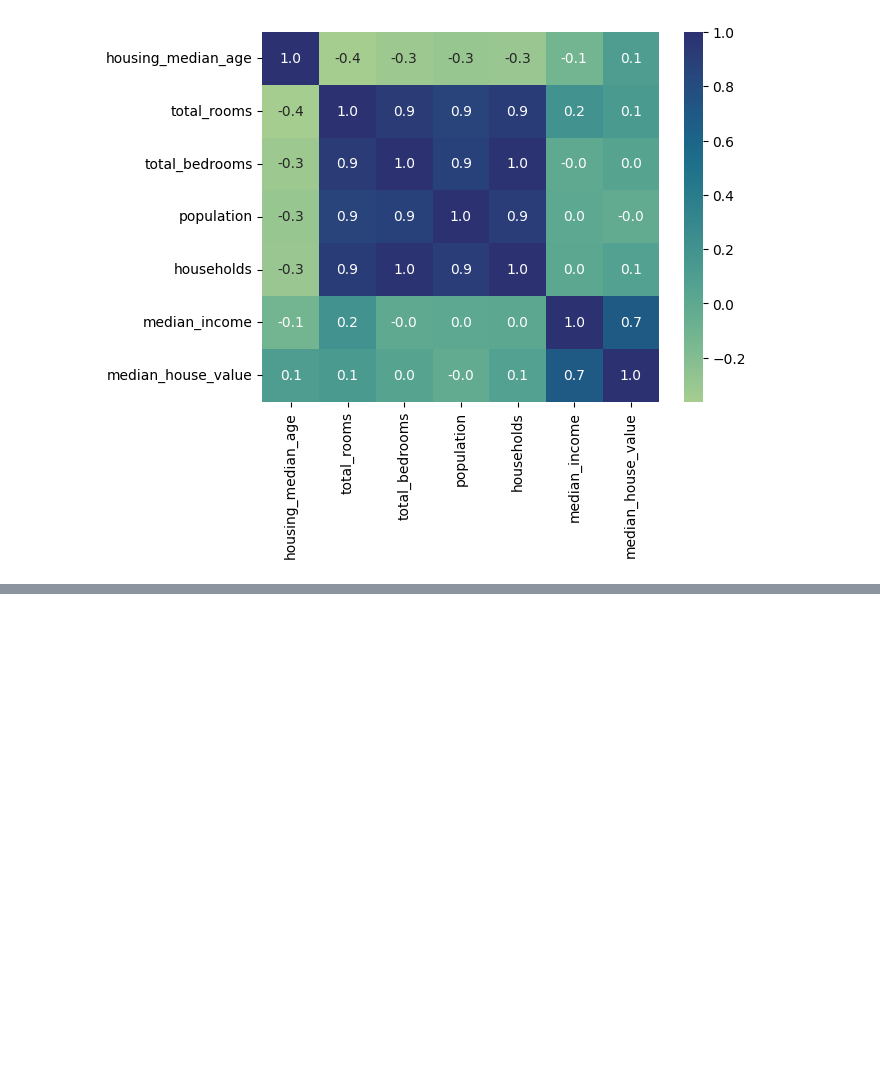
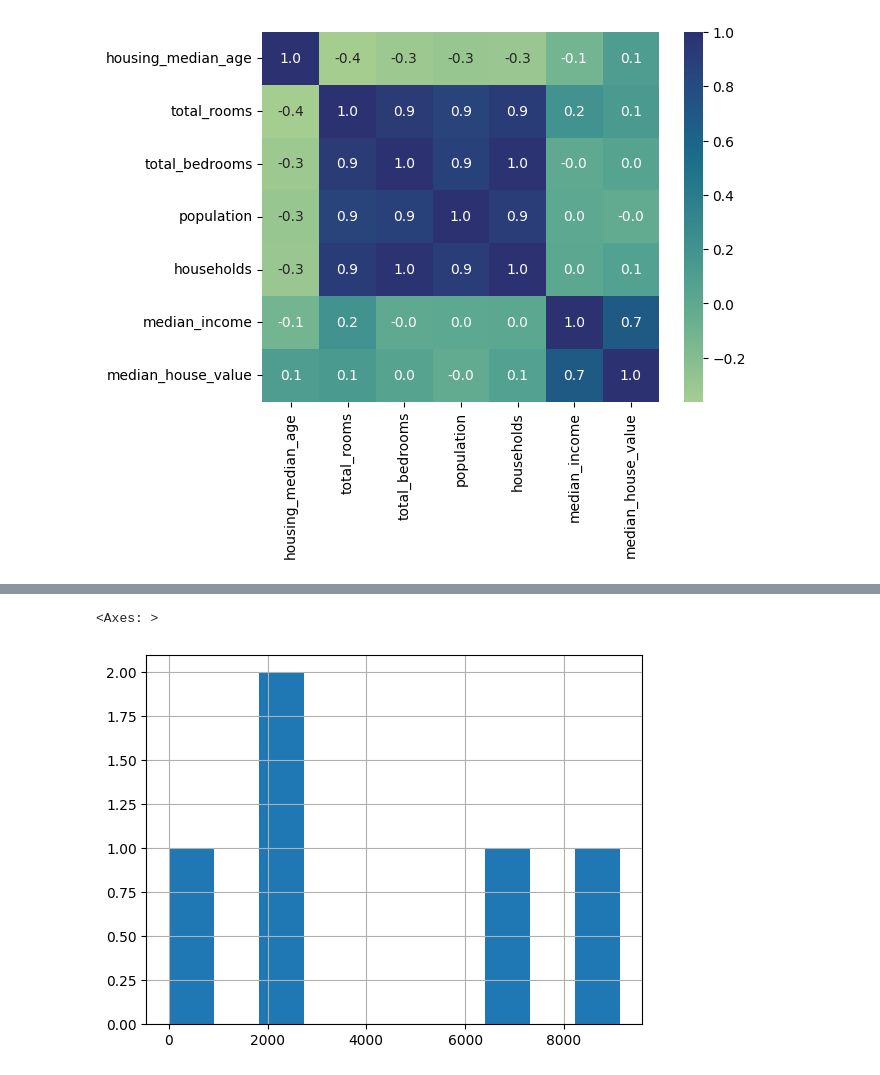
Before and after one commit to 88alexinho/california_house, a Jupyter notebook: california_h.ipynb, the cells around one changed output, grey strips where cells are left out. Saved outputs shown, nothing was run; the diff lists cells and outputs as text; code cells hidden in the pictures; blank space fills up the shorter version.

Commit message:
add  hist+unique

```diff
--- a/california_h.ipynb
+++ b/california_h.ipynb
@@ -5,7 +5,7 @@ import matplotlib.pyplot as plt
 %matplotlib inline
 import seaborn as sns
 # %%
-path = "C:\\Users\\Alex\\data analysis\\training_jupyter\\california_jup\\california_house\\housing.csv"
+path = "housing.csv"
 # %%
 df = pd.read_csv(path)
 # %%
@@ -70,5 +70,5 @@ df.head()
 | 3 | -122.25 | 37.85 | 52.0 | 1274.0 | 235.0 | 558.0 | 219.0 | ... |
 | 4 | -122.25 | 37.85 | 52.0 | 1627.0 | 280.0 | 565.0 | 259.0 | ... |
 # %%
-df = df.drop(['longitude','latitude','ocean_proximity'], axis = 1)
+df_1 = df.drop(['longitude','latitude','ocean_proximity'], axis = 1)
 # %%
@@ -87,0 +98,5 @@ sns.heatmap(df.corr(),annot=True,cmap="crest",fmt=".1f")
+# %%
+df.groupby(by="ocean_proximity")['median_income'].count().hist()
+# %% [output]
+<Axes: >
+[figure, added]
```
Also changed, not shown: parts of 3 cells of this notebook.
